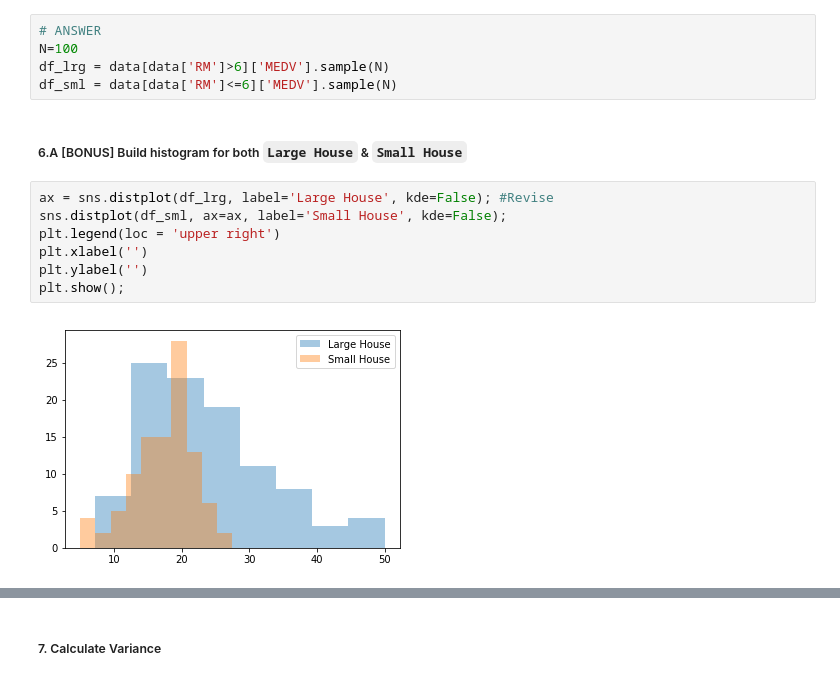
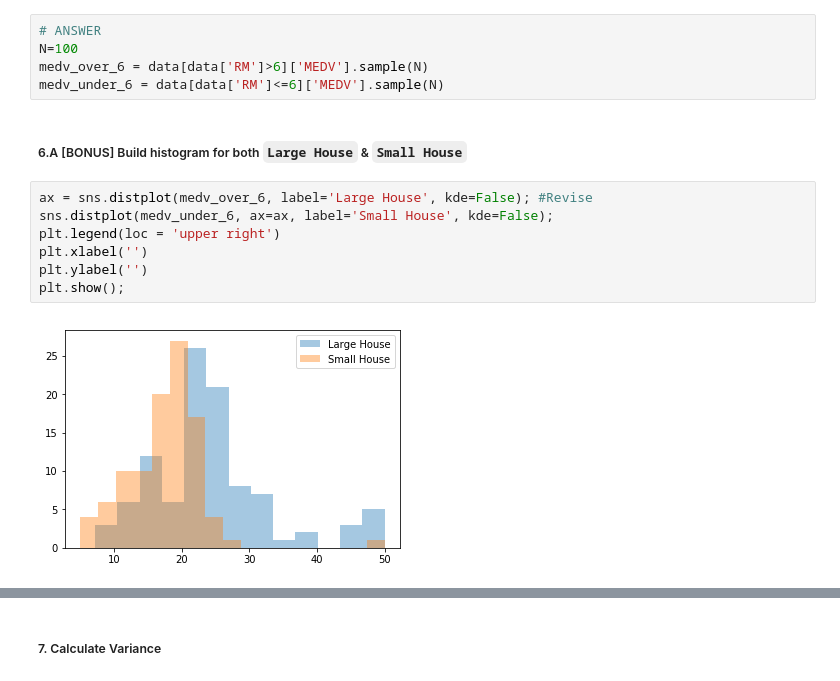
Before and after one commit to Leek03/dsia, a Jupyter notebook: hieu/Lab3_Hieu/DSIA Lab 3.2.2HieuDoing.ipynb, the cells around one changed output, grey strips where cells are left out. Drawn from its saved outputs; the diff is of its cells as text.

```diff
--- a/hieu/Lab3_Hieu/DSIA Lab 3.2.2HieuDoing.ipynb
+++ b/hieu/Lab3_Hieu/DSIA Lab 3.2.2HieuDoing.ipynb
@@ -117,16 +119,16 @@ Take sample of 100 house in each dataste.
 # %%
 # ANSWER
 N=100
-df_lrg = data[data['RM']>6]['MEDV'].sample(N)
-df_sml = data[data['RM']<=6]['MEDV'].sample(N)
+medv_over_6 = data[data['RM']>6]['MEDV'].sample(N)
+medv_under_6 = data[data['RM']<=6]['MEDV'].sample(N)
 # %% [markdown]
 ##### 6.A [BONUS] Build histogram for both `Large House` & `Small House`
 # %%
-ax = sns.distplot(df_lrg, label='Large House', kde=False); #Revise
-sns.distplot(df_sml, ax=ax, label='Small House', kde=False);
+ax = sns.distplot(medv_over_6, label='Large House', kde=False); #Revise
+sns.distplot(medv_under_6, ax=ax, label='Small House', kde=False);
 plt.legend(loc = 'upper right')
 plt.xlabel('')
 plt.ylabel('')
 plt.show();
 # %% [output]
-[figure, old version]
+[figure, new version]
```
Also changed, not shown: parts of 13 cells of this notebook, 19 other files.
